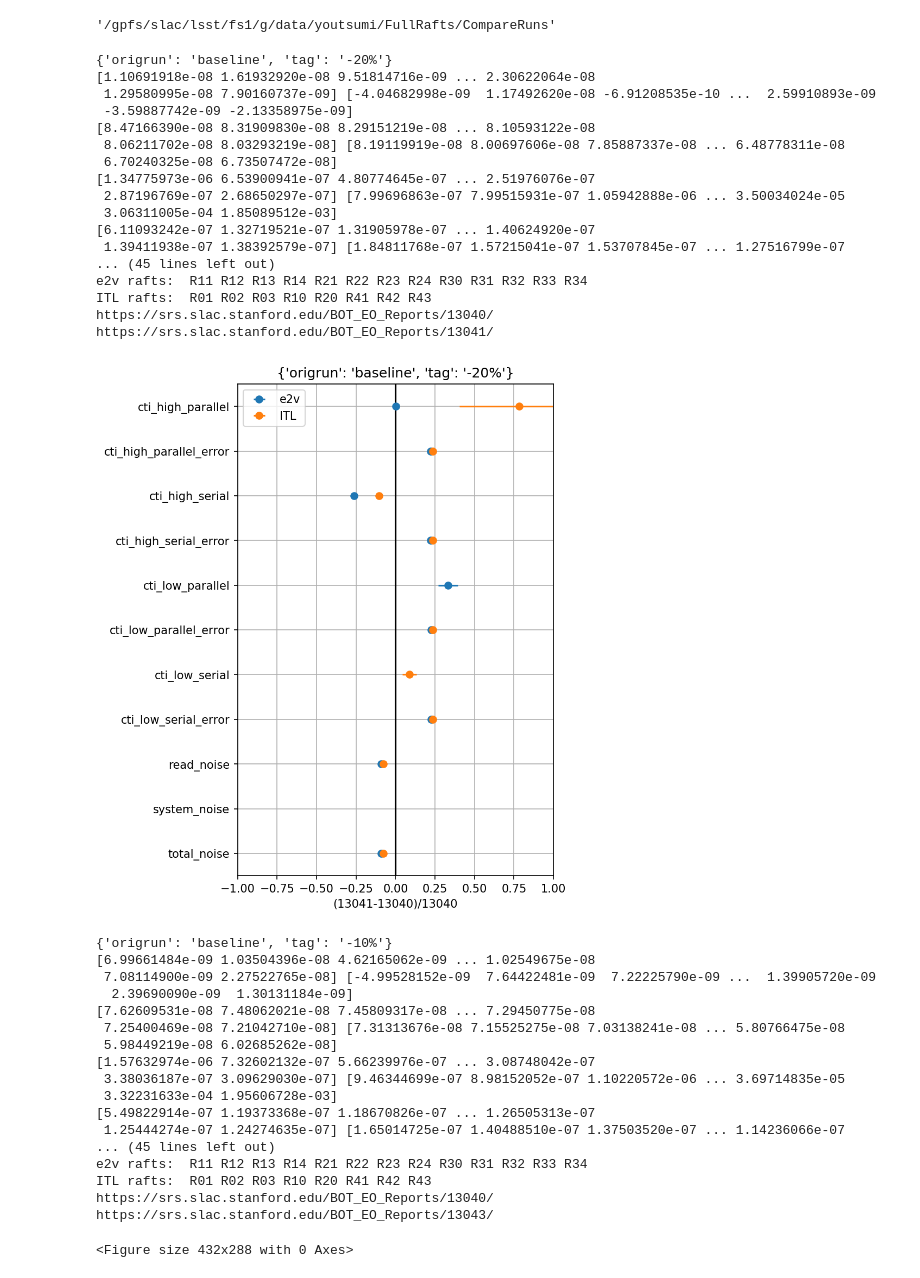
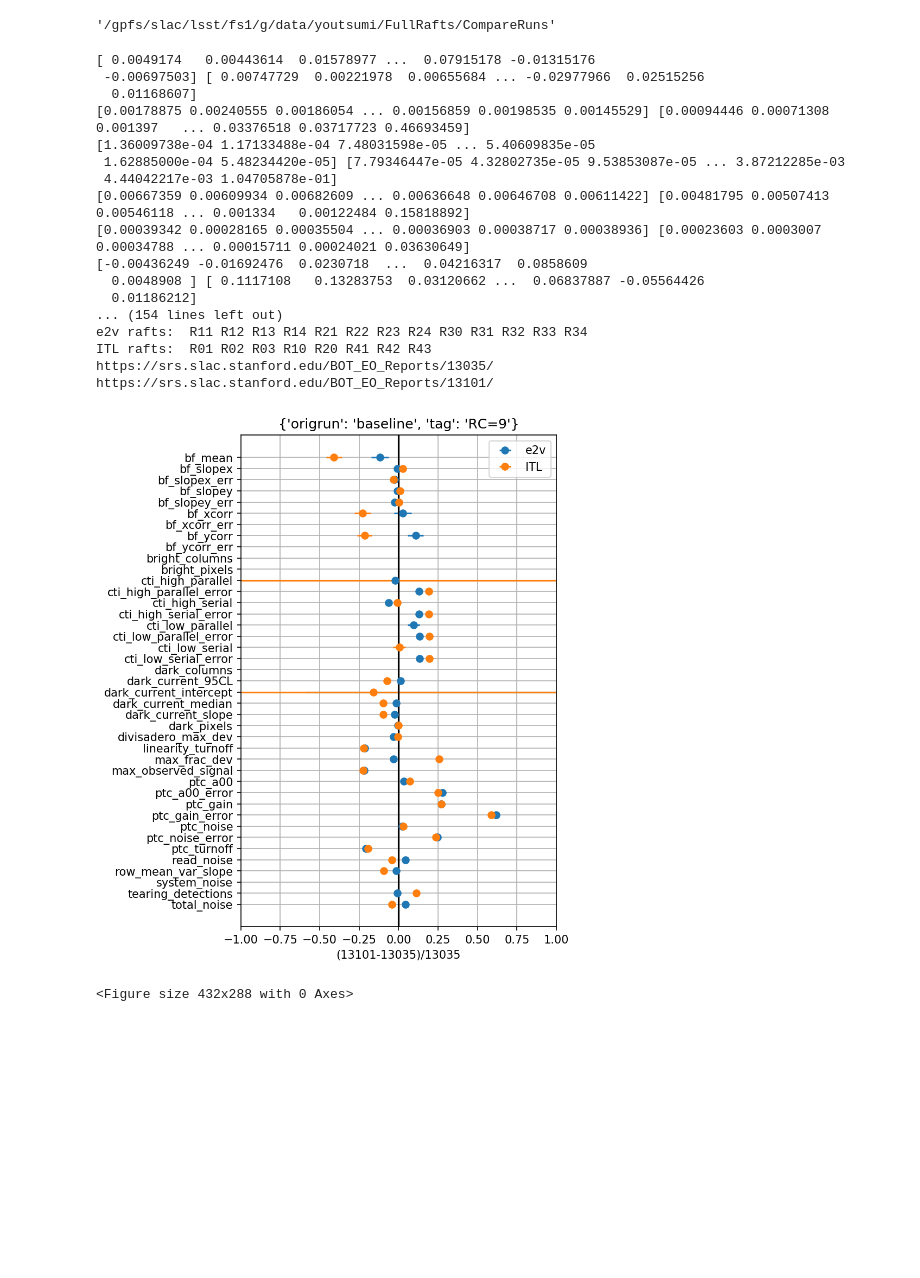
Before and after one commit to lsst-camera-dh/CompareRuns, a Jupyter notebook: example.ipynb, the cells around one changed output. Saved outputs shown, nothing was run; the diff lists cells and outputs as text; code cells hidden in the pictures; blank space fills up the shorter version.

```diff
--- a/example.ipynb
+++ b/example.ipynb
@@ -7,55 +7,40 @@
 # %%
 %matplotlib inline
 from CompareRuns import run
 
 for arun, description in [
 #    ( "12883", { "origrun": "12883", "tag": "Run4" } ),
 #    ( "13036", { "origrun": "v23", "tag": "v25" } )
-    ( "13041", { "origrun": "baseline", "tag": "-20%" } ),
-    ( "13043", { "origrun": "baseline", "tag": "-10%" } ),
-    ( "13044", { "origrun": "baseline", "tag": "+10%" } ),
-    ( "13045", { "origrun": "baseline", "tag": "+20%" } ),
-#    ( "13043", { "origrun": "baseline", "tag": "-10%" } )
+#    ( "13041", { "origrun": "baseline", "tag": "-20%" } ),
+#    ( "13043", { "origrun": "baseline", "tag": "-10%" } ),
+#    ( "13044", { "origrun": "baseline", "tag": "+10%" } ),
+#    ( "13045", { "origrun": "baseline", "tag": "+20%" } ),
+#    ( "13073", { "origrun": "baseline", "tag": "RC=9" } )
+#    ( "13082", { "origrun": "baseline", "tag": "ReadPixel as IDLE_FLUSH" } )
+#    ( "13095", { "origrun": "baseline", "tag": "RTm10pct" } ),
+    ( "13101", { "origrun": "baseline", "tag": "RC=9" } ),
     ]:
-    print (description)
 #    run('13018', arun, **description)
-    run('13040', arun, **description)
+    run('13035', arun, **description)
 
 #    run('12883', arun, **description)
 # %% [output]
-{'origrun': 'baseline', 'tag': '-20%'}
-[1.10691918e-08 1.61932920e-08 9.51814716e-09 ... 2.30622064e-08
- 1.29580995e-08 7.90160737e-09] [-4.04682998e-09  1.17492620e-08 -6.91208535e-10 ...  2.59910893e-09
- -3.59887742e-09 -2.13358975e-09]
-[8.47166390e-08 8.31909830e-08 8.29151219e-08 ... 8.10593122e-08
- 8.06211702e-08 8.03293219e-08] [8.19119919e-08 8.00697606e-08 7.85887337e-08 ... 6.48778311e-08
- 6.70240325e-08 6.73507472e-08]
-[1.34775973e-06 6.53900941e-07 4.80774645e-07 ... 2.51976076e-07
- 2.87196769e-07 2.68650297e-07] [7.99696863e-07 7.99515931e-07 1.05942888e-06 ... 3.50034024e-05
- 3.06311005e-04 1.85089512e-03]
-[6.11093242e-07 1.32719521e-07 1.31905978e-07 ... 1.40624920e-07
- 1.39411938e-07 1.38392579e-07] [1.84811768e-07 1.57215041e-07 1.53707845e-07 ... 1.27516799e-07
-... (45 lines left out)
+[ 0.0049174   0.00443614  0.01578977 ...  0.07915178 -0.01315176
+ -0.00697503] [ 0.00747729  0.00221978  0.00655684 ... -0.02977966  0.02515256
+  0.01168607]
+[0.00178875 0.00240555 0.00186054 ... 0.00156859 0.00198535 0.00145529] [0.00094446 0.00071308 0.001397   ... 0.03376518 0.03717723 0.46693459]
+[1.36009738e-04 1.17133488e-04 7.48031598e-05 ... 5.40609835e-05
+ 1.62885000e-04 5.48234420e-05] [7.79346447e-05 4.32802735e-05 9.53853087e-05 ... 3.87212285e-03
+ 4.44042217e-03 1.04705878e-01]
+[0.00667359 0.00609934 0.00682609 ... 0.00636648 0.00646708 0.00611422] [0.00481795 0.00507413 0.00546118 ... 0.001334   0.00122484 0.15818892]
+[0.00039342 0.00028165 0.00035504 ... 0.00036903 0.00038717 0.00038936] [0.00023603 0.0003007  0.00034788 ... 0.00015711 0.00024021 0.03630649]
+[-0.00436249 -0.01692476  0.0230718  ...  0.04216317  0.0858609
+  0.0048908 ] [ 0.1117108   0.13283753  0.03120662 ...  0.06837887 -0.05564426
+  0.01186212]
+... (154 lines left out)
 e2v rafts:  R11 R12 R13 R14 R21 R22 R23 R24 R30 R31 R32 R33 R34
 ITL rafts:  R01 R02 R03 R10 R20 R41 R42 R43
-https://srs.slac.stanford.edu/BOT_EO_Reports/13040/
-https://srs.slac.stanford.edu/BOT_EO_Reports/13041/
+https://srs.slac.stanford.edu/BOT_EO_Reports/13035/
+https://srs.slac.stanford.edu/BOT_EO_Reports/13101/
-[figure, old version]
+[figure, new version]
-{'origrun': 'baseline', 'tag': '-10%'}
-[6.99661484e-09 1.03504396e-08 4.62165062e-09 ... 1.02549675e-08
- 7.08114900e-09 2.27522765e-08] [-4.99528152e-09  7.64422481e-09  7.22225790e-09 ...  1.39905720e-09
-  2.39690090e-09  1.30131184e-09]
-[7.62609531e-08 7.48062021e-08 7.45809317e-08 ... 7.29450775e-08
- 7.25400469e-08 7.21042710e-08] [7.31313676e-08 7.15525275e-08 7.03138241e-08 ... 5.80766475e-08
- 5.98449219e-08 6.02685262e-08]
-[1.57632974e-06 7.32602132e-07 5.66239976e-07 ... 3.08748042e-07
- 3.38036187e-07 3.09629030e-07] [9.46344699e-07 8.98152052e-07 1.10220572e-06 ... 3.69714835e-05
- 3.32231633e-04 1.95606728e-03]
-[5.49822914e-07 1.19373368e-07 1.18670826e-07 ... 1.26505313e-07
- 1.25444274e-07 1.24274635e-07] [1.65014725e-07 1.40488510e-07 1.37503520e-07 ... 1.14236066e-07
-... (45 lines left out)
-e2v rafts:  R11 R12 R13 R14 R21 R22 R23 R24 R30 R31 R32 R33 R34
-ITL rafts:  R01 R02 R03 R10 R20 R41 R42 R43
-https://srs.slac.stanford.edu/BOT_EO_Reports/13040/
-https://srs.slac.stanford.edu/BOT_EO_Reports/13043/
+<Figure size 432x288 with 0 Axes>
-<Figure size 432x288 with 0 Axes>
```
Also changed, not shown: parts of 1 cell of this notebook, 3 other files.
